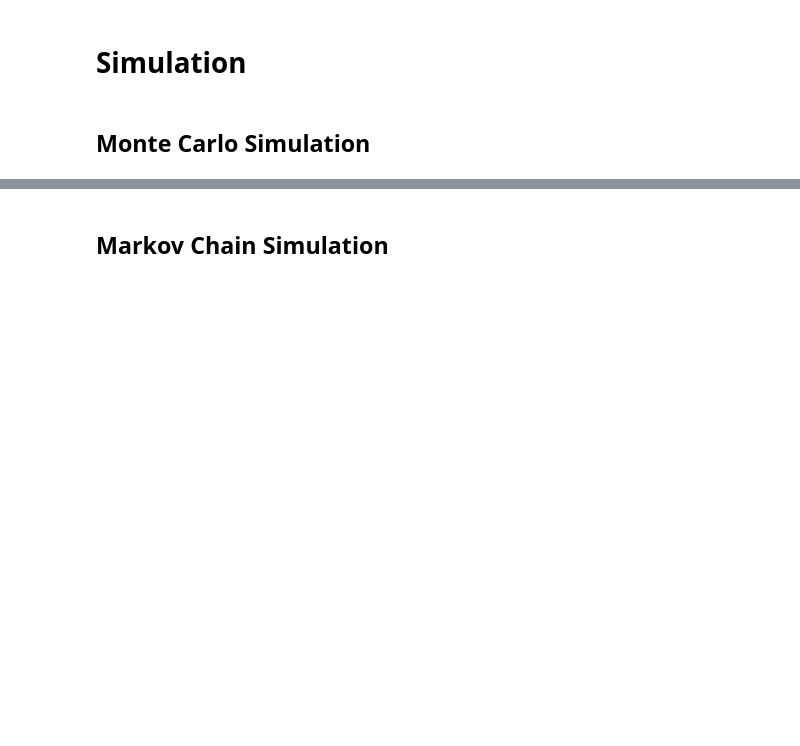
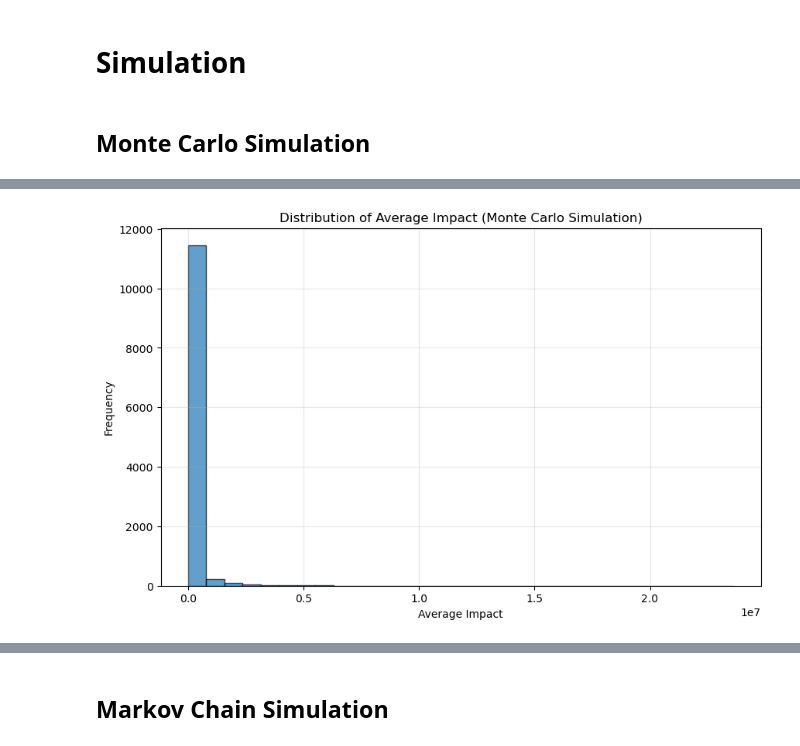
Before and after one commit to r41ss4/rennes_ba, a Jupyter notebook: Prescriptive_Analysis.ipynb, the cells around one changed output, grey strips where cells are left out. Drawn from its saved outputs; the diff is of its cells as text; code cells hidden in the pictures; blank space fills up the shorter version.

```diff
--- a/Prescriptive_Analysis.ipynb
+++ b/Prescriptive_Analysis.ipynb
@@ -273,0 +252,11 @@ These items have a low probability of being selected under simulated scenarios.
+# %%
+# Visualize the distribution of average impact
+plt.figure(figsize=(10, 6))
+plt.hist(average_impact, bins=30, edgecolor='black', alpha=0.7)
+plt.title("Distribution of Average Impact (Monte Carlo Simulation)")
+plt.xlabel("Average Impact")
+plt.ylabel("Frequency")
+plt.grid(alpha=0.3)
+plt.show()
+# %% [output]
+[figure, added]
```
Also changed, not shown: parts of 16 cells of this notebook.
